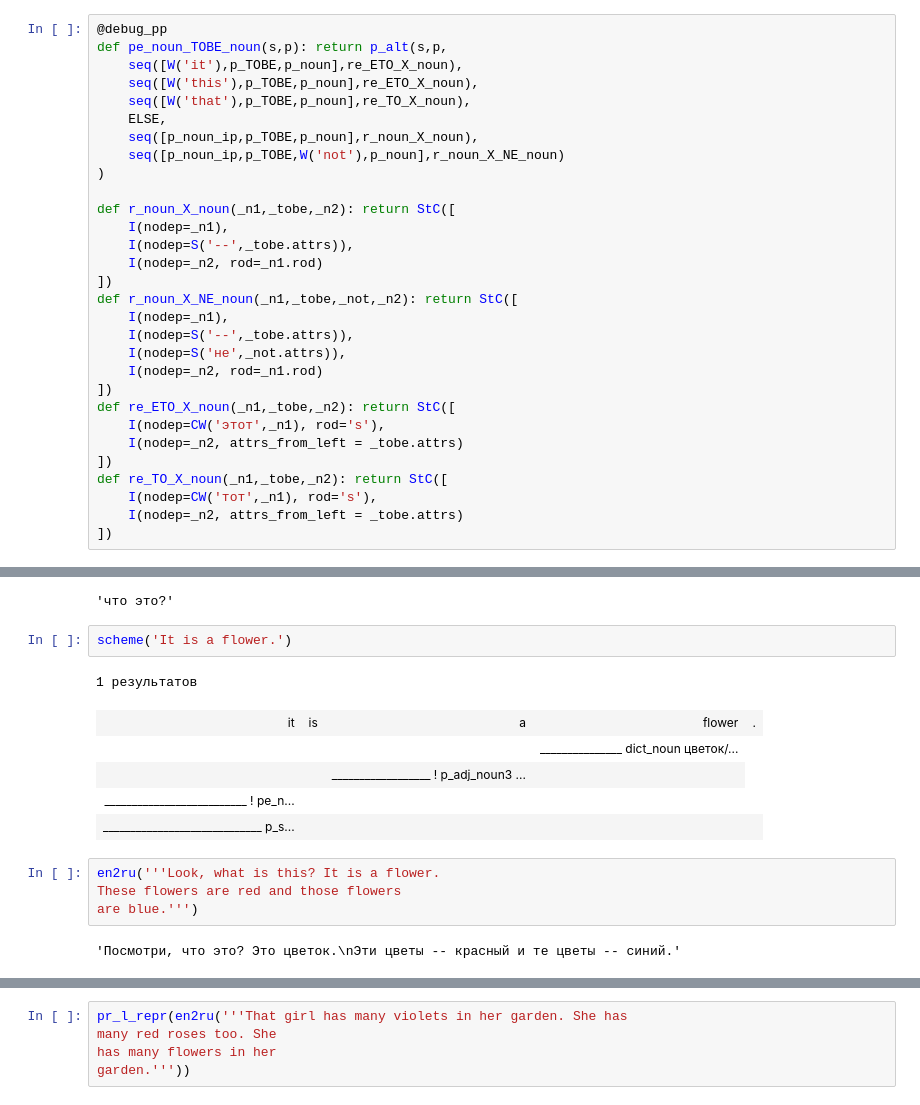
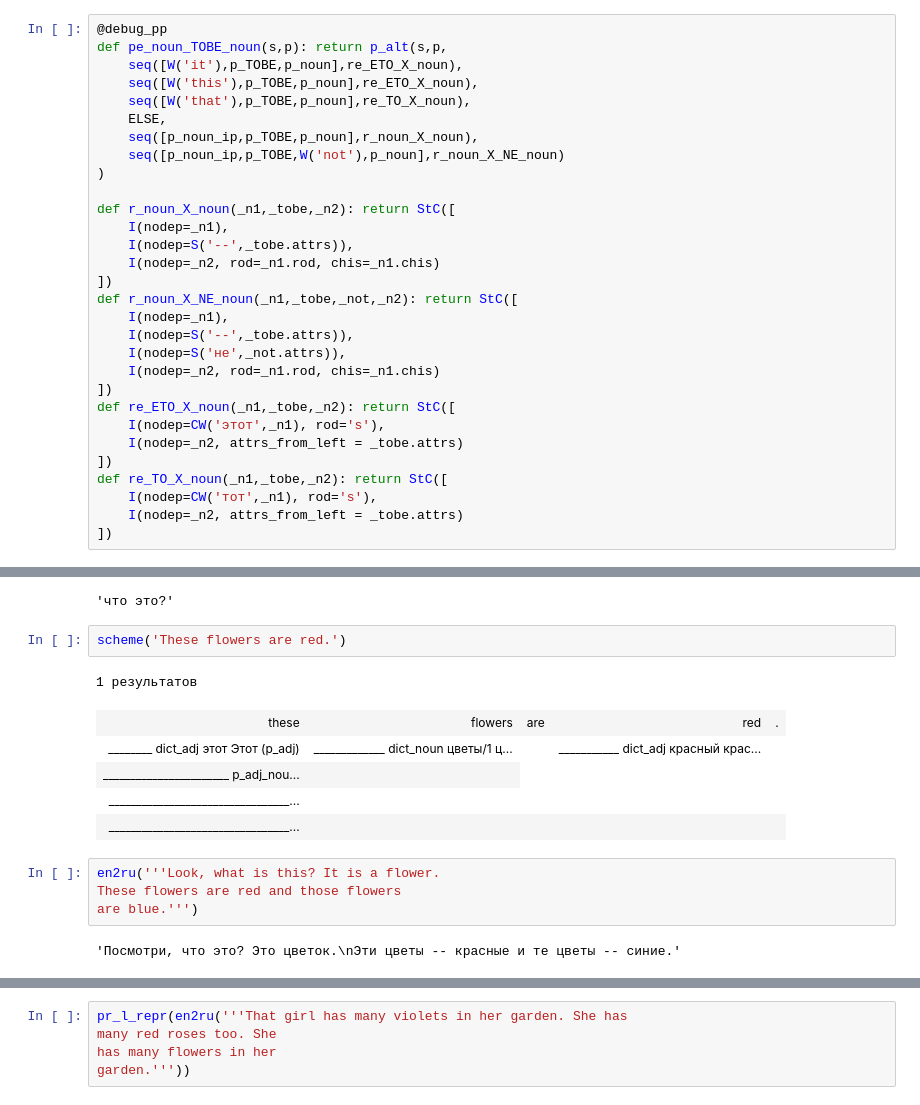
Before and after one commit to FeelUsM/wiki-RBMT, a Jupyter notebook: en2ru.ipynb, the cells around one changed output, grey strips where cells are left out. Saved outputs shown, nothing was run; the diff lists cells and outputs as text.

Commit message:
patt_rule: These flowers are red

```diff
--- a/en2ru.ipynb
+++ b/en2ru.ipynb
@@ -799,13 +799,13 @@ def pe_noun_TOBE_noun(s,p): return p_alt(s,p,
 def r_noun_X_noun(_n1,_tobe,_n2): return StC([
     I(nodep=_n1),
     I(nodep=S('--',_tobe.attrs)),
-    I(nodep=_n2, rod=_n1.rod)
+    I(nodep=_n2, rod=_n1.rod, chis=_n1.chis)
 ])
 def r_noun_X_NE_noun(_n1,_tobe,_not,_n2): return StC([
     I(nodep=_n1),
     I(nodep=S('--',_tobe.attrs)),
     I(nodep=S('не',_not.attrs)),
-    I(nodep=_n2, rod=_n1.rod)
+    I(nodep=_n2, rod=_n1.rod, chis=_n1.chis)
 ])
 def re_ETO_X_noun(_n1,_tobe,_n2): return StC([
     I(nodep=CW('этот',_n1), rod='s'),
@@ -2221,21 +2240,21 @@ add_ennoun1('trousers'				  ,"брюки"  ,'mn'		,'g',False,2)
 en2ru('what is this?')
 # %% [output]
 'что это?'
-# %%
-scheme('It is a flower.')
-# %% [output]
-1 результатов
-| it | is | a | flower | . |
-|  |  |  | _______________ dict_noun цветок/... |
-|  |  | __________________ ! p_adj_noun3 ... |  |
-| __________________________ ! pe_n... |  |  |  |
-| _____________________________ p_s... |  |  |  |  |
+# %%
+scheme('These flowers are red.')
+# %% [output]
+1 результатов
+| these | flowers | are | red | . |
+| ________ dict_adj этот Этот (p_adj) | _____________ dict_noun цветы/1 ц... |  | ___________ dict_adj красный крас... |
+| _______________________ p_adj_nou... |  |
+| _________________________________... |  |  |  |
+| _________________________________... |  |  |  |  |
 # %%
 en2ru('''Look, what is this? It is a flower.
 These flowers are red and those flowers
 are blue.''')
 # %% [output]
-'Посмотри, что это? Это цветок.\nЭти цветы -- красный и те цветы -- синий.'
+'Посмотри, что это? Это цветок.\nЭти цветы -- красные и те цветы -- синие.'
 # %%
 pr_l_repr(en2ru('''What is this? It is
 a rose.
```
Also changed, not shown: parts of 9 cells of this notebook, 1 other file.
